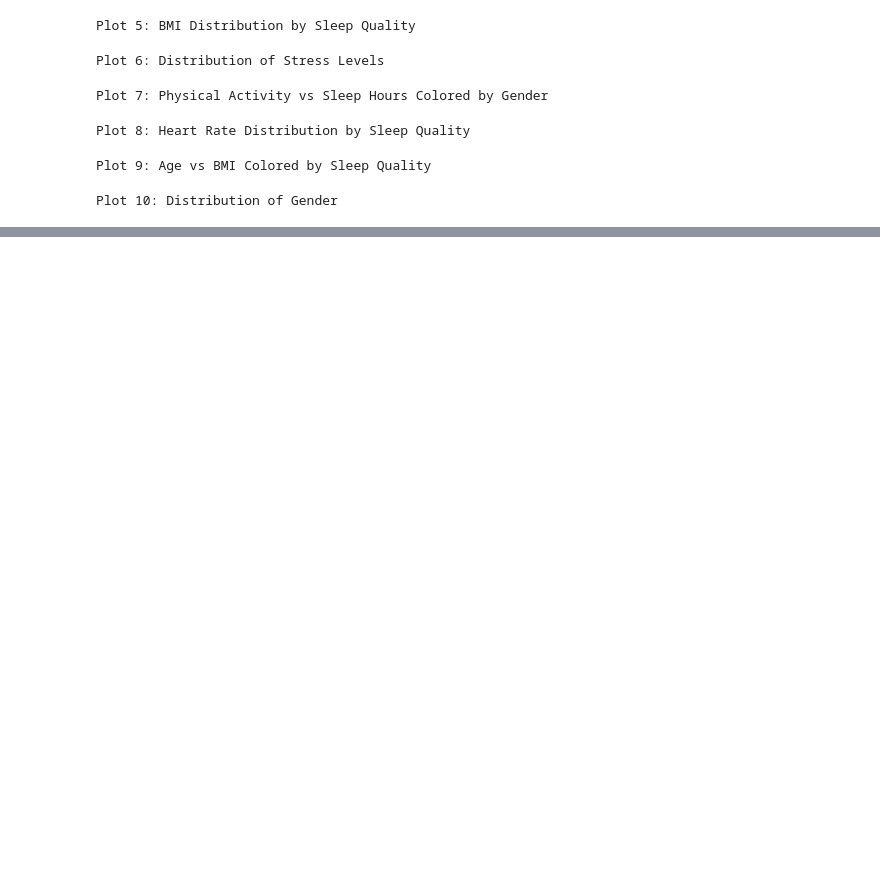
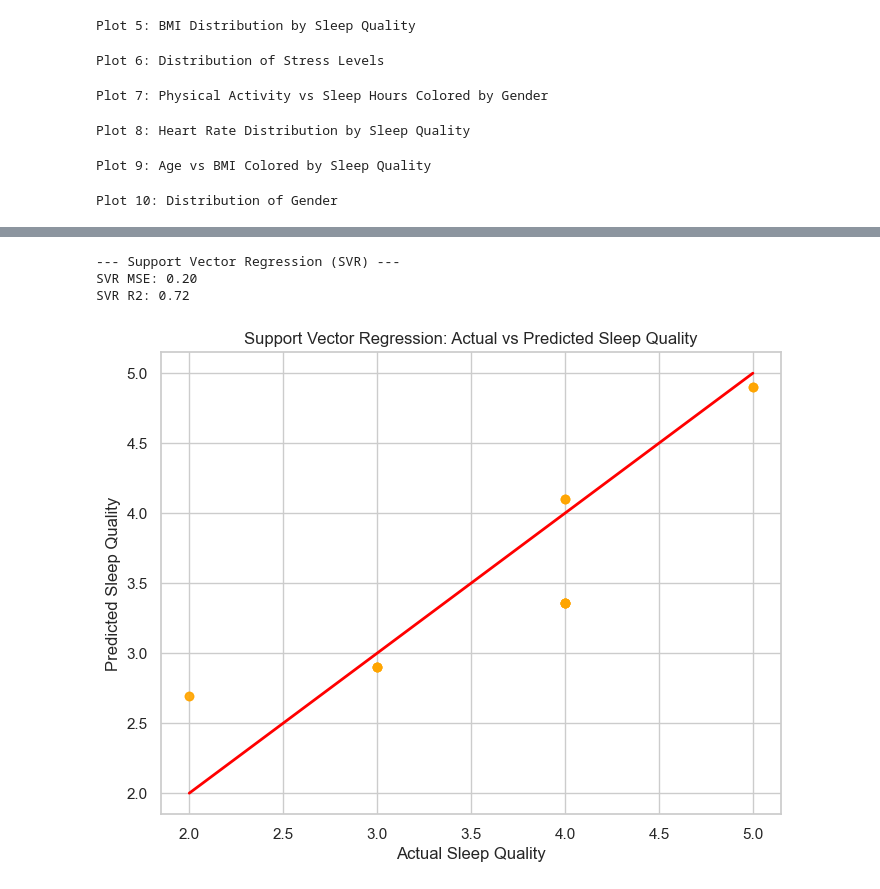
Before and after one commit to Miloss11/sleep-health-lifestyle-analysis, a Jupyter notebook: Sleep_Health_Lifestyle_Analysis.ipynb, the cells around one changed output, grey strips where cells are left out. Saved outputs shown, nothing was run; the diff lists cells and outputs as text; code cells hidden in the pictures; blank space fills up the shorter version.

```diff
--- a/Sleep_Health_Lifestyle_Analysis.ipynb
+++ b/Sleep_Health_Lifestyle_Analysis.ipynb
@@ -231,0 +302,22 @@ fig20.show()
+# %%
+
+# 3. Support Vector Regression (SVR)
+print("\n--- Support Vector Regression (SVR) ---")
+svr_model = SVR()
+svr_model.fit(X_train, y_train)
+y_pred_svr = svr_model.predict(X_test)
+print(f"SVR MSE: {mean_squared_error(y_test, y_pred_svr):.2f}")
+print(f"SVR R2: {r2_score(y_test, y_pred_svr):.2f}")
+
+plt.figure(figsize=(8,6))
+plt.scatter(y_test, y_pred_svr, alpha=0.7, color='orange')
+plt.xlabel('Actual Sleep Quality')
+plt.ylabel('Predicted Sleep Quality')
+plt.title('Support Vector Regression: Actual vs Predicted Sleep Quality')
+plt.plot([y.min(), y.max()], [y.min(), y.max()], color='red', lw=2)
+plt.show()
+# %% [output]
+--- Support Vector Regression (SVR) ---
+SVR MSE: 0.20
+SVR R2: 0.72
+[figure, added]
```
Also changed, not shown: parts of 21 cells of this notebook, 2 other files.
